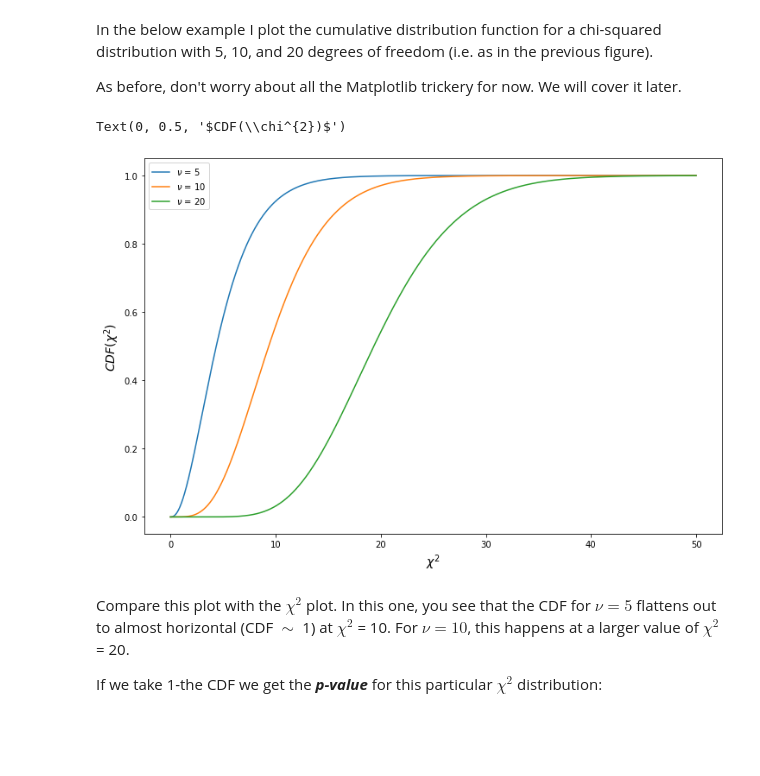
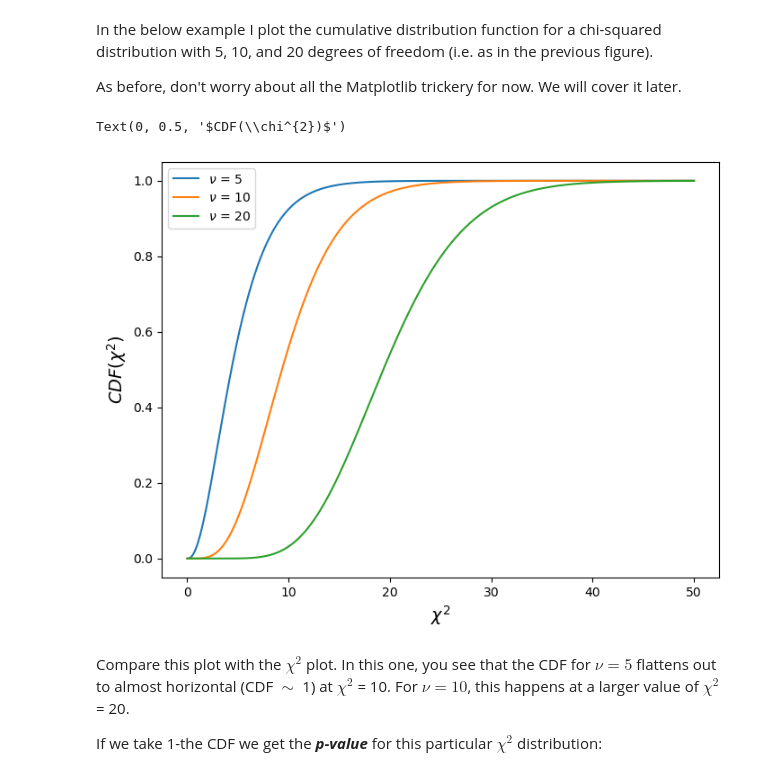
Before and after one commit to thaynecurrie/phys7903_fall2024, a Jupyter notebook: ScientificPythonNotes/SciPy/Python_scipy_part3.ipynb, the cells around one changed output. Drawn from its saved outputs; the diff is of its cells as text; code cells hidden in the pictures; blank space fills up the shorter version.

```diff
--- a/ScientificPythonNotes/SciPy/Python_scipy_part3.ipynb
+++ b/ScientificPythonNotes/SciPy/Python_scipy_part3.ipynb
@@ -33,7 +33,7 @@ import scipy
 #and because this is a Jupyter notebook
 %matplotlib inline
 from matplotlib import rcParams
-rcParams['figure.figsize']=[12,8]
+rcParams['figure.figsize']=[8,6]
 # %% [markdown]
 ### Properties of Data
 
@@ -576,23 +619,23 @@ As before, don't worry about all the Matplotlib trickery for now.  We will cover
 # %%
 
 #import matplotlib.pyplot as plt
 
 #list of degrees of freedom
 dof=[5,10,20]
 
 chisq=np.arange(0,50,0.01) #a subset of values
 
 #a for-loop plotting the CDF for different degrees of freedom
 for i in range(len(dof)):
  plt.plot(chisq,chi2.cdf(chisq,dof[i]),label=r'$\nu$ = {0:d}'.format(dof[i]))
 
 #making the plot look nicer
 plt.legend(loc='best')
-plt.xlabel('$\chi^{2}$',fontsize=14)
-plt.ylabel('$CDF(\chi^{2})$',fontsize=14)
+plt.xlabel(r'$\chi^{2}$',fontsize=14)
+plt.ylabel(r'$CDF(\chi^{2})$',fontsize=14)
 # %% [output]
 Text(0, 0.5, '$CDF(\\chi^{2})$')
-[figure, old version]
+[figure, new version]
 # %% [markdown]
 
 
```
Also changed, not shown: parts of 19 cells of this notebook, 2 other files.
